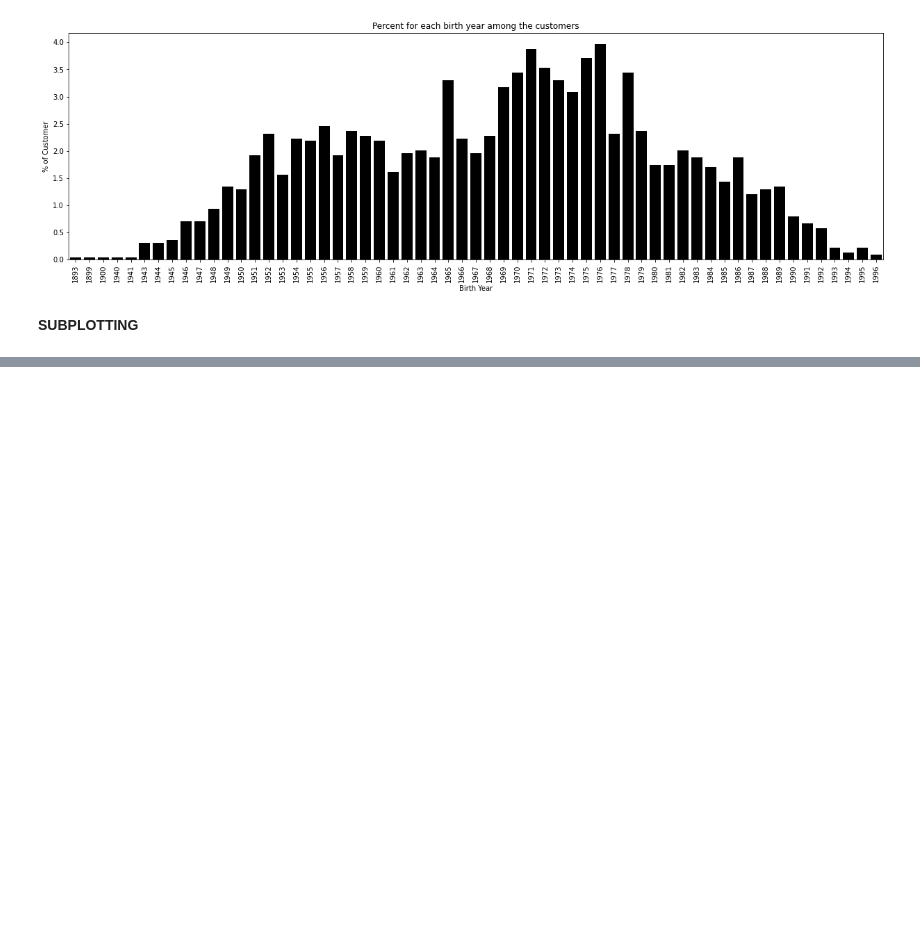
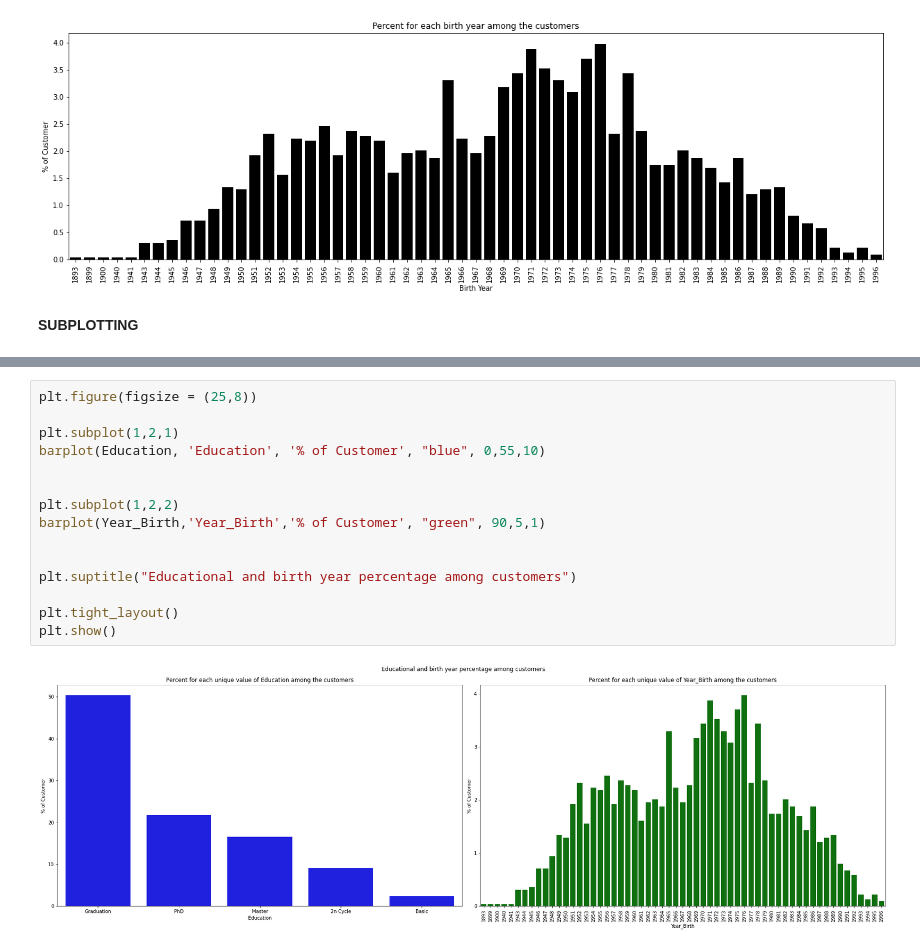
Before and after one commit to azratuni/Data-Visualization-with-Python, a Jupyter notebook: Data Visualization - Bar Plot.ipynb, the cells around one changed output, grey strips where cells are left out. Drawn from its saved outputs; the diff is of its cells as text; blank space fills up the shorter version.

```diff
--- a/Data Visualization - Bar Plot.ipynb
+++ b/Data Visualization - Bar Plot.ipynb
@@ -318,0 +334,17 @@ display(Year_Birth)
+# %%
+plt.figure(figsize = (25,8))
+
+plt.subplot(1,2,1)
+barplot(Education, 'Education', '% of Customer', "blue", 0,55,10)
+
+
+plt.subplot(1,2,2)
+barplot(Year_Birth,'Year_Birth','% of Customer', "green", 90,5,1)
+
+
+plt.suptitle("Educational and birth year percentage among customers")
+
+plt.tight_layout()
+plt.show()
+# %% [output]
+[figure, added]
```
Also changed, not shown: parts of 14 cells of this notebook.
